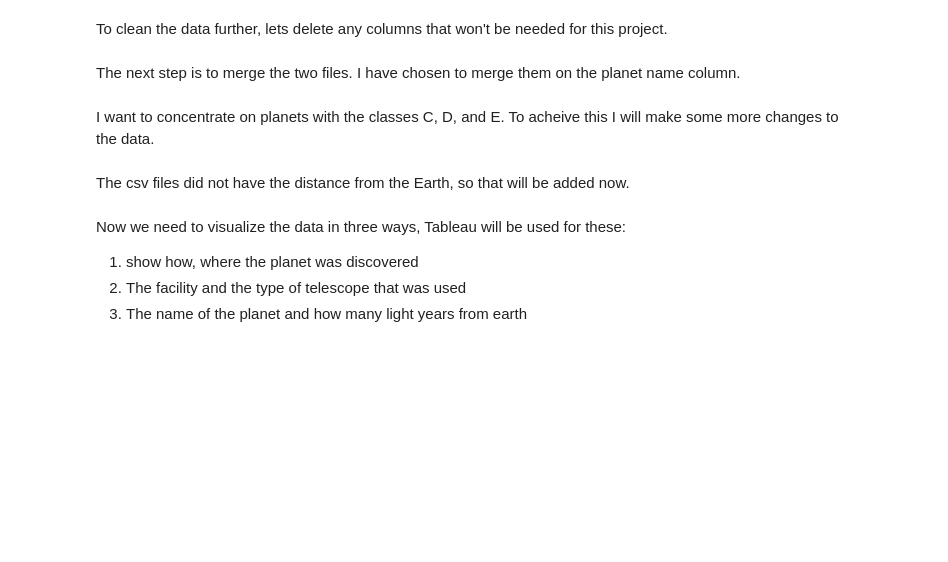
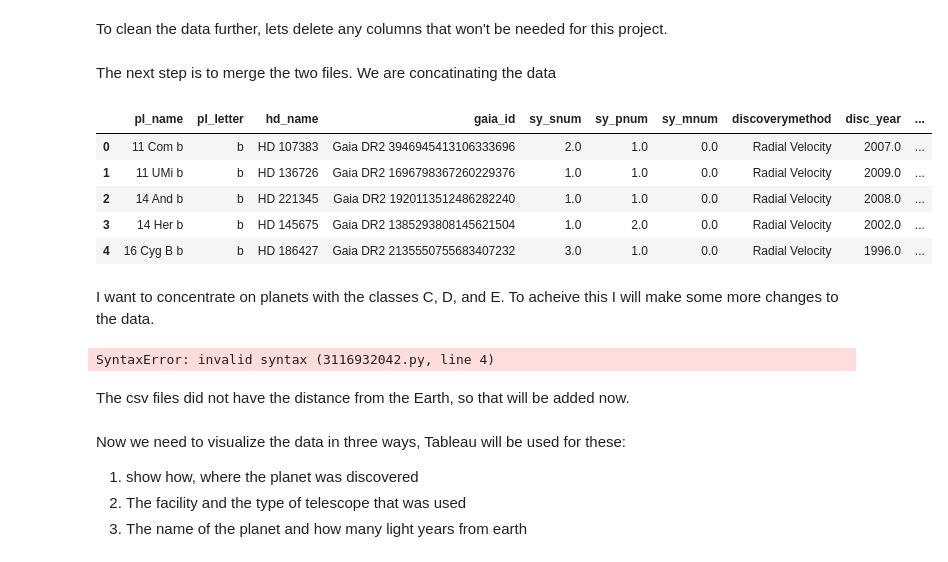
Before and after one commit to Barleead/Exoplanets, a Jupyter notebook: Capstone Astronomy new2.ipynb, the cells around one changed output. Drawn from its saved outputs; the diff is of its cells as text; code cells hidden in the pictures; blank space fills up the shorter version.

```diff
--- a/Capstone Astronomy new2.ipynb
+++ b/Capstone Astronomy new2.ipynb
@@ -100,22 +78,47 @@ df = df.loc[:, ['pl_name','pl_location, ']]
-# %% [markdown]
-The next step is to merge the two files.  I have chosen to merge them on the planet name column.
+# %%
+#Comp = Composite.drop(Composite.columns[[14-15, 20-161, 165-182, 186-213, 216-226, 230-282, 287-298, 302-306, 308-324 ]], axis=1, inplace=True)
+#Planet = Planetary.drop(Planetary.columns[[14-15, 20-161, 165-182, 186-213, 216-226, 230-282, 287-298, 302-306, 308-324 ]], axis=1, inplace=True)
+#display(Composite)
+#display(Planetary)
+
+##OR
+# Drop columns by index range
+##df = df.drop(df.columns[0:2], axis=1)  # This removes the first two columns
+
+##2) keep the columns that I will need.'
+##df = df.loc[:, ['pl_name','pl_location, ']]
+
+
+columns = ['pl_name', 'pul_flag']
+Planetary = Planetary[columns]
+
+columns = ['pl_name', 'pl_letter', 'hd_name', 'gaia_id', 'sy_snum', 'sy_pnum', 'sy_mnum', 'discoverymethod', 'disc_year', 'disc_locale', 'disc_facility', 'disc_telescope' ]
+Composite = Composite[columns]
+# %% [markdown]
+The next step is to merge the two files.  We are concatinating the data
 # %%
-merged_df = pd.merge(Composite, Planetary, on='pl_name', how="left")
-##print(merged_df)
-merged_df.to_csv('Astronomy.csv', index=False)
-##ToDisplay = merged_df.to_csv( 'Astronomy.csv', index=False)
-##(ToDisplay)
-display(merged_df)
+merged_df = pd.concat([Composite, Planetary], ignore_index=True)
+merged_df.to_csv('merged.csv', index=False)
+merged_df.head()
+# %% [output]
+|  | pl_name | pl_letter | hd_name | gaia_id | sy_snum | sy_pnum | sy_mnum | discoverymethod | disc_year | ... |
+| 0 | 11 Com b | b | HD 107383 | Gaia DR2 3946945413106333696 | 2.0 | 1.0 | 0.0 | Radial Velocity | 2007.0 | ... |
+| 1 | 11 UMi b | b | HD 136726 | Gaia DR2 1696798367260229376 | 1.0 | 1.0 | 0.0 | Radial Velocity | 2009.0 | ... |
+| 2 | 14 And b | b | HD 221345 | Gaia DR2 1920113512486282240 | 1.0 | 1.0 | 0.0 | Radial Velocity | 2008.0 | ... |
+| 3 | 14 Her b | b | HD 145675 | Gaia DR2 1385293808145621504 | 1.0 | 2.0 | 0.0 | Radial Velocity | 2002.0 | ... |
+| 4 | 16 Cyg B b | b | HD 186427 | Gaia DR2 2135550755683407232 | 3.0 | 1.0 | 0.0 | Radial Velocity | 1996.0 | ... |
 # %% [markdown]
 I want to concentrate on planets with the classes C, D, and E. To acheive this I will make some more changes to the data.
 # %%
 ## 1) select planet types C, D and E.
 %%sql
 
-SELECT * FROM (Astronomy.csv)
-WHERE pl_letter_x = "c", "d", "e";
+SELECT * FROM merged.csv
+    WHERE column.pl_letter = 'c';
 
 #add count for each
+# %% [output]
+SyntaxError: invalid syntax (3116932042.py, line 4)
 # %% [markdown]
 The csv files did not have the distance from the Earth, so that will be added now.
 # %%
```
Also changed, not shown: parts of 11 cells of this notebook, 5 other files.
